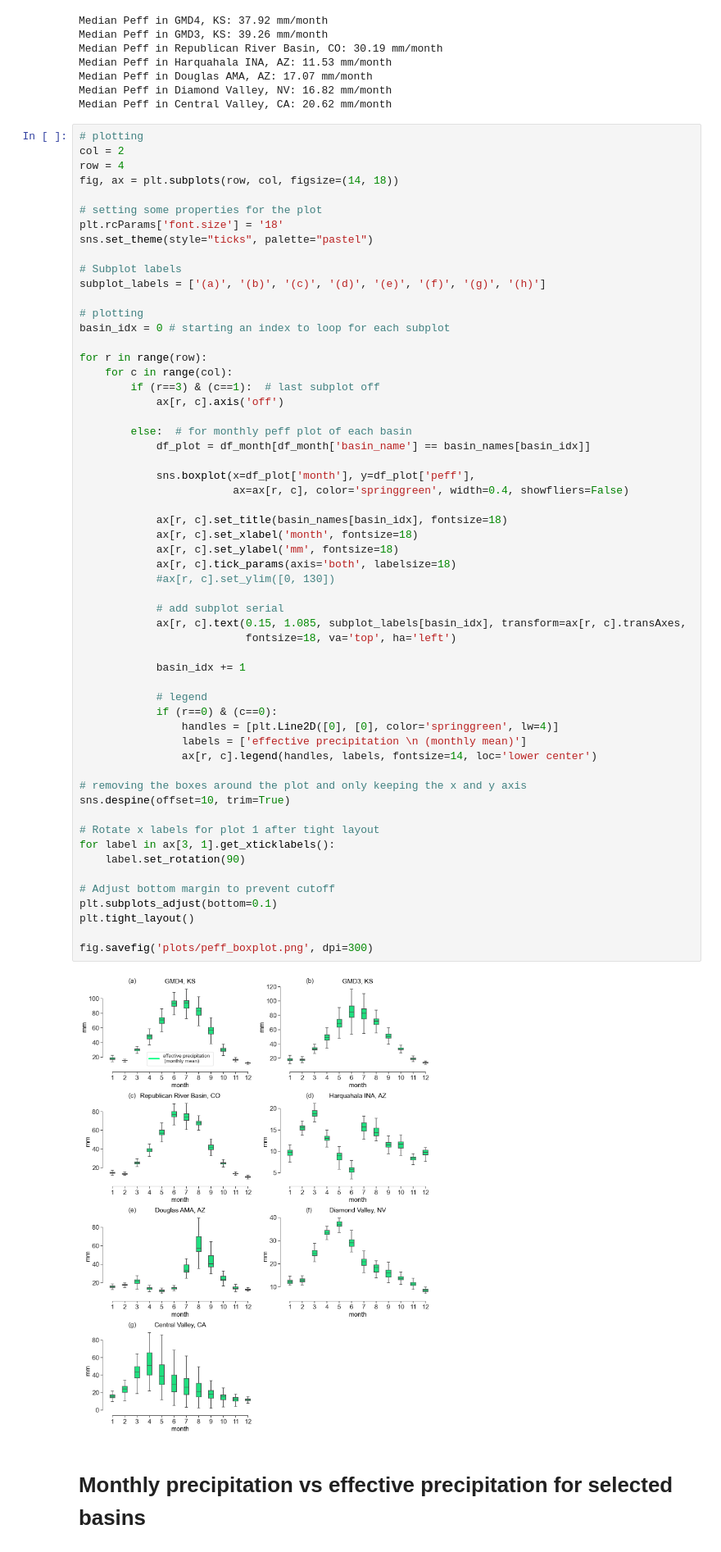
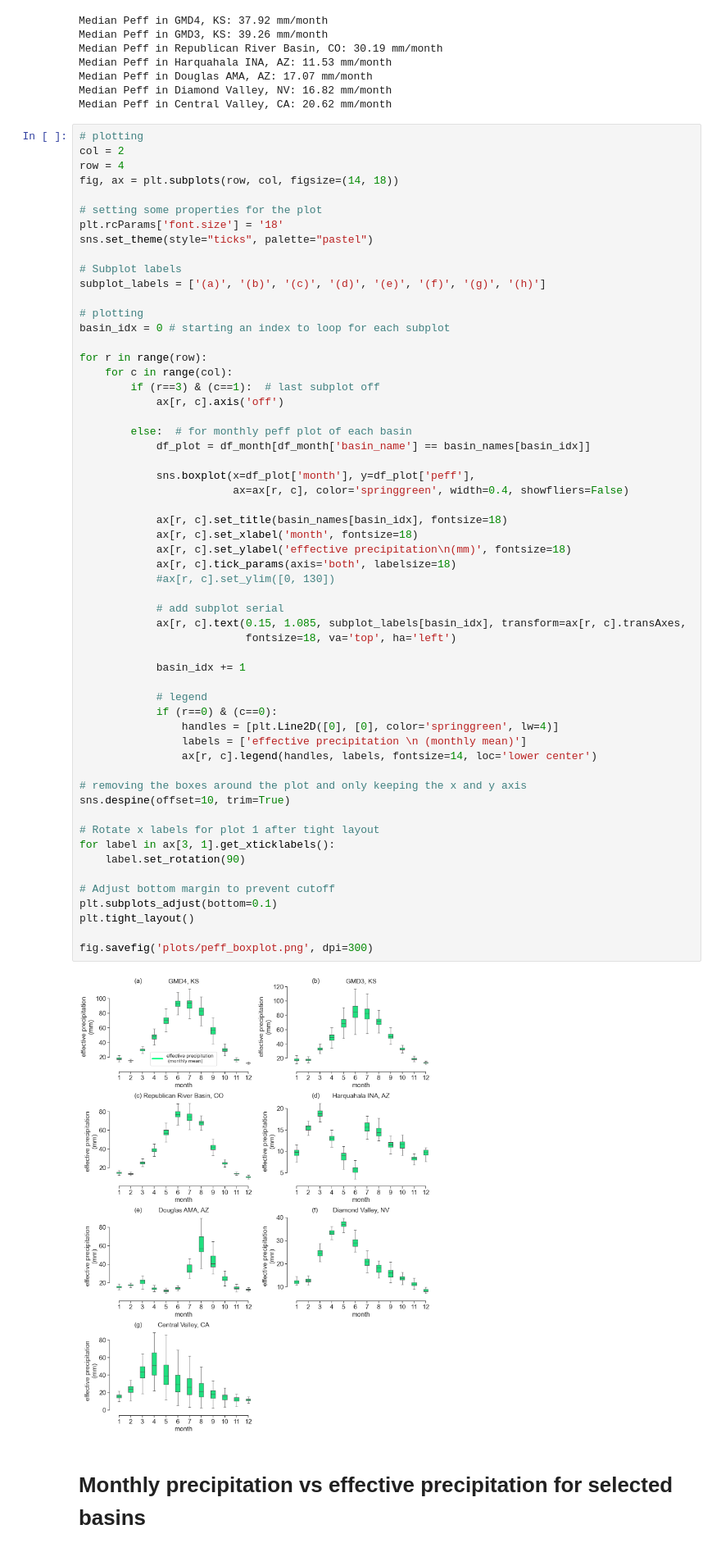
Before and after one commit to mdfahimhasan/WestUS_Peff, a Jupyter notebook: Codes/results_analysis/Peff_analysis_plots.ipynb, the cells around one changed output. Shown at 82% size. Cells and saved outputs as stored; diff of their text form.

```diff
--- a/Codes/results_analysis/Peff_analysis_plots.ipynb
+++ b/Codes/results_analysis/Peff_analysis_plots.ipynb
@@ -63,36 +63,36 @@ for r in range(row):
 
             ax[r, c].set_title(basin_names[basin_idx], fontsize=18)
             ax[r, c].set_xlabel('month', fontsize=18)
-            ax[r, c].set_ylabel('mm', fontsize=18)
+            ax[r, c].set_ylabel('effective precipitation\n(mm)', fontsize=18)
             ax[r, c].tick_params(axis='both', labelsize=18)
             #ax[r, c].set_ylim([0, 130])
 
             # add subplot serial
             ax[r, c].text(0.15, 1.085, subplot_labels[basin_idx], transform=ax[r, c].transAxes,
                           fontsize=18, va='top', ha='left')
 
             basin_idx += 1
 
             # legend
             if (r==0) & (c==0):
                 handles = [plt.Line2D([0], [0], color='springgreen', lw=4)]
                 labels = ['effective precipitation \n (monthly mean)']
                 ax[r, c].legend(handles, labels, fontsize=14, loc='lower center')
 
 # removing the boxes around the plot and only keeping the x and y axis
 sns.despine(offset=10, trim=True)
 
 # Rotate x labels for plot 1 after tight layout
 for label in ax[3, 1].get_xticklabels():
     label.set_rotation(90)
 
 # Adjust bottom margin to prevent cutoff
 plt.subplots_adjust(bottom=0.1)
 plt.tight_layout()
 
 fig.savefig('plots/peff_boxplot.png', dpi=300)
 # %% [output]
-[figure, old version]
+[figure, new version]
 # %% [markdown]
 # Monthly precipitation vs effective precipitation for selected basins
 # %%
```
Also changed, not shown: 3 other files.
